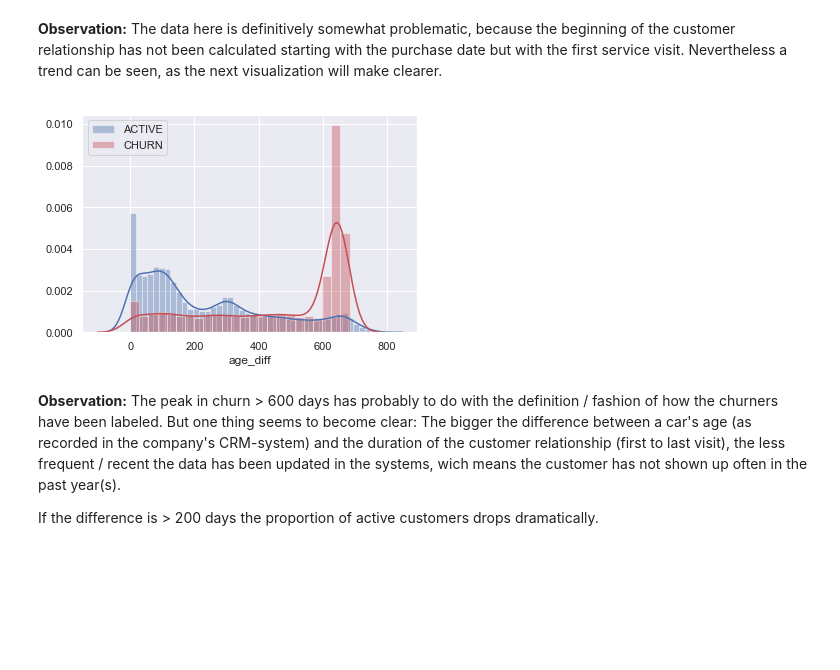
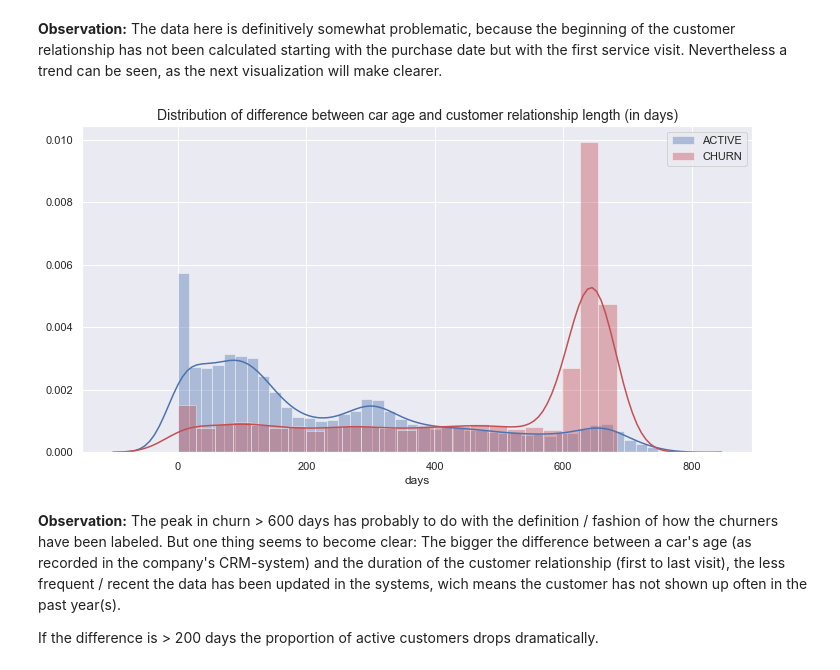
Before and after one commit to rbuerki/churn-prediction-automotive, a Jupyter notebook: code_churnBlog.ipynb, the cells around one changed output. Cells and saved outputs as stored; diff of their text form; code cells hidden in the pictures; blank space fills up the shorter version.

```diff
--- a/blog_automotiveChurn.ipynb
+++ b/code_churnBlog.ipynb
@@ -657,11 +675,16 @@ sns.stripplot('age_24month_bins', 'age_diff', data=churnTOP, hue='target_event',
 **Observation:** The data here is definitively somewhat problematic, because the beginning of the customer relationship has not been calculated starting with the purchase date but with the first service visit. Nevertheless a trend can be seen, as the next visualization will make clearer.
 # %%
 # plot histograms for difference of age and duration for both target labels
+plt.figure(figsize=(12,6))
 sns.distplot(churnTOP['age_diff'][churnTOP['target_event'] == 0], label='ACTIVE')
 sns.distplot(churnTOP['age_diff'][churnTOP['target_event'] == 1], color="r", label='CHURN')
-plt.legend();
+plt.title("Distribution of difference between car age and customer relationship length (in days)", fontsize=14)
+plt.xlabel("days")
+plt.legend()
+# save png
+plt.savefig('diff.png');
 # %% [output]
-[figure, old version]
+[figure, new version]
 # %% [markdown]
 **Observation:** The peak in churn > 600 days has probably to do with the definition / fashion of how the churners have been labeled. But one thing seems to become clear: The bigger the difference between a car's age (as recorded in the company's CRM-system) and the duration of the customer relationship (first to last visit), the less frequent / recent the data has been updated in the systems, wich means the customer has not shown up often in the past year(s).
 
```
Also changed, not shown: parts of 12 cells of this notebook, 2 other files.
